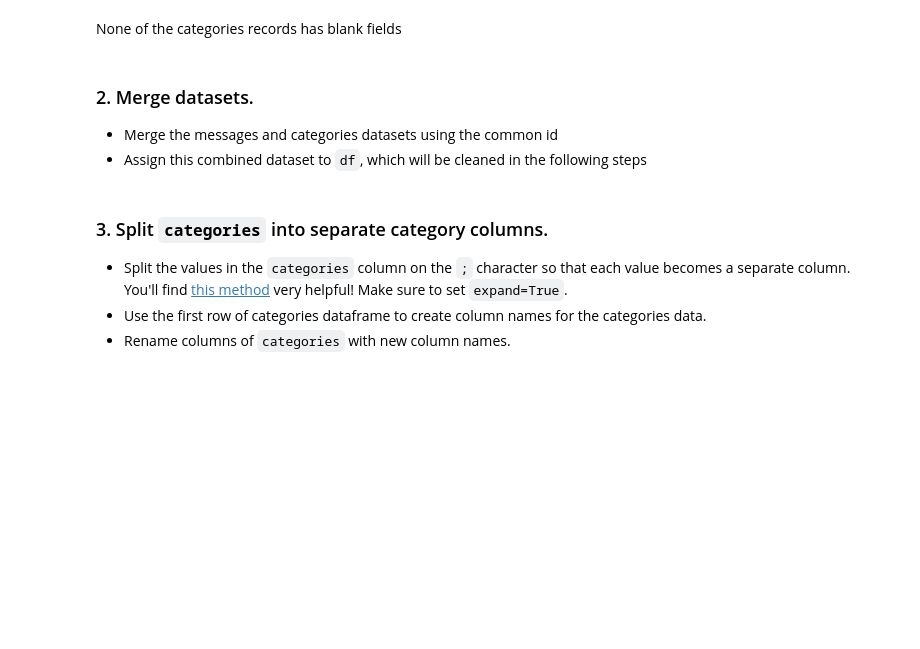
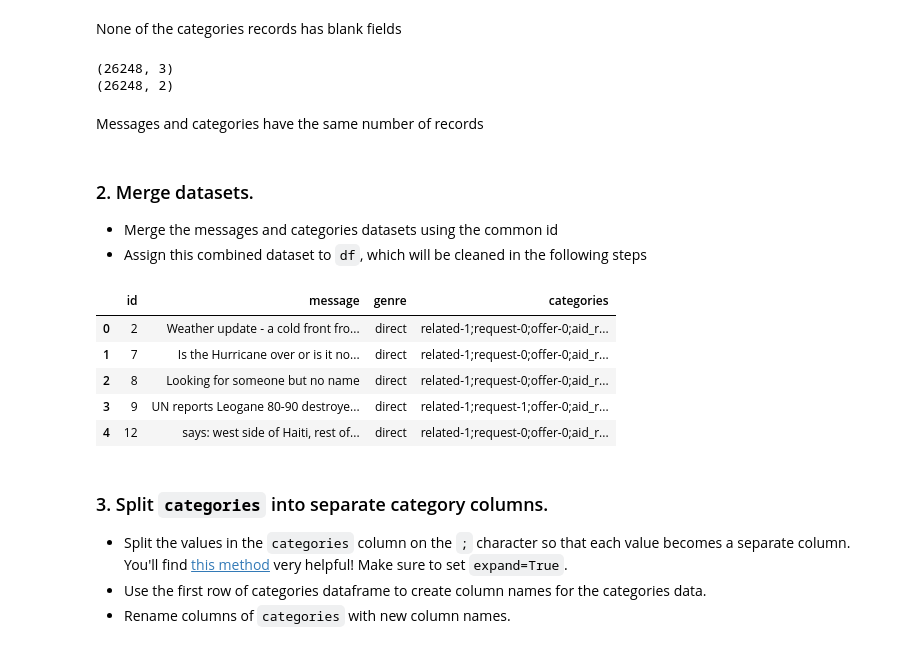
Before and after one commit to BartLeplae/Disaster-Response-ble, a Jupyter notebook: data/ETL Pipeline Preparation.ipynb, the cells around one changed output. Drawn from its saved outputs; the diff is of its cells as text; code cells hidden in the pictures; blank space fills up the shorter version.

```diff
--- a/data/ETL Pipeline Preparation.ipynb
+++ b/data/ETL Pipeline Preparation.ipynb
@@ -70,14 +75,29 @@ categories    0.0
 dtype: float64
 # %% [markdown]
 None of the categories records has blank fields
+# %%
+print (messages.shape)
+print (categories.shape)
+# %% [output]
+(26248, 3)
+(26248, 2)
+# %% [markdown]
+Messages and categories have the same number of records
 # %% [markdown]
 ### 2. Merge datasets.
 - Merge the messages and categories datasets using the common id
 - Assign this combined dataset to `df`, which will be cleaned in the following steps
 # %%
 # merge datasets
-df =
+df = pd.merge(messages, categories, on="id", how="inner")
 df.head()
+# %% [output]
+|  | id | message | genre | categories |
+| 0 | 2 | Weather update - a cold front fro... | direct | related-1;request-0;offer-0;aid_r... |
+| 1 | 7 | Is the Hurricane over or is it no... | direct | related-1;request-0;offer-0;aid_r... |
+| 2 | 8 | Looking for someone but no name | direct | related-1;request-0;offer-0;aid_r... |
+| 3 | 9 | UN reports Leogane 80-90 destroye... | direct | related-1;request-1;offer-0;aid_r... |
+| 4 | 12 | says: west side of Haiti, rest of... | direct | related-1;request-0;offer-0;aid_r... |
 # %% [markdown]
 ### 3. Split `categories` into separate category columns.
 - Split the values in the `categories` column on the `;` character so that each value becomes a separate column. You'll find [this method](https://pandas.pydata.org/pandas-docs/version/0.23/generated/pandas.Series.str.split.html) very helpful! Make sure to set `expand=True`.
```
Also changed, not shown: parts of 18 cells of this notebook, 2 other files.
